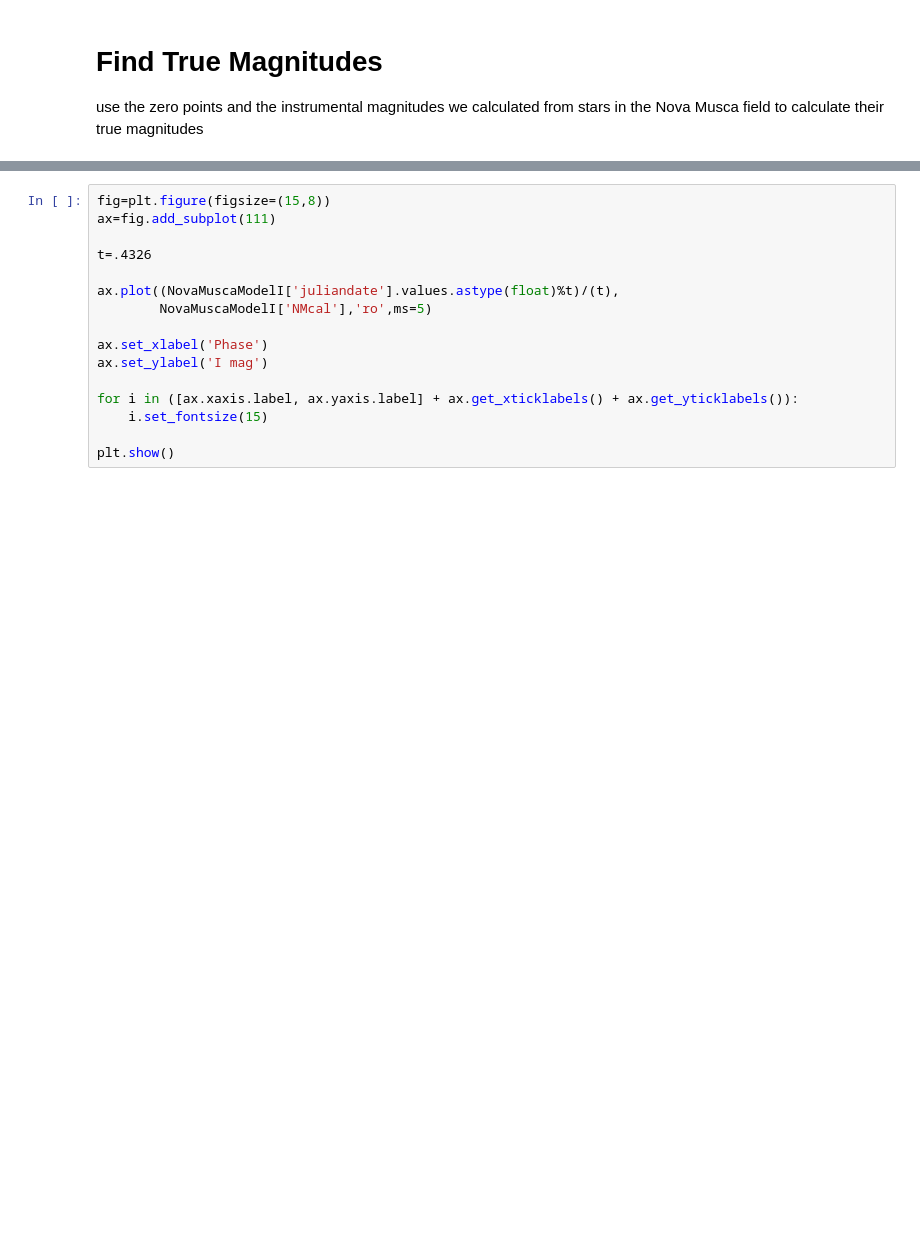
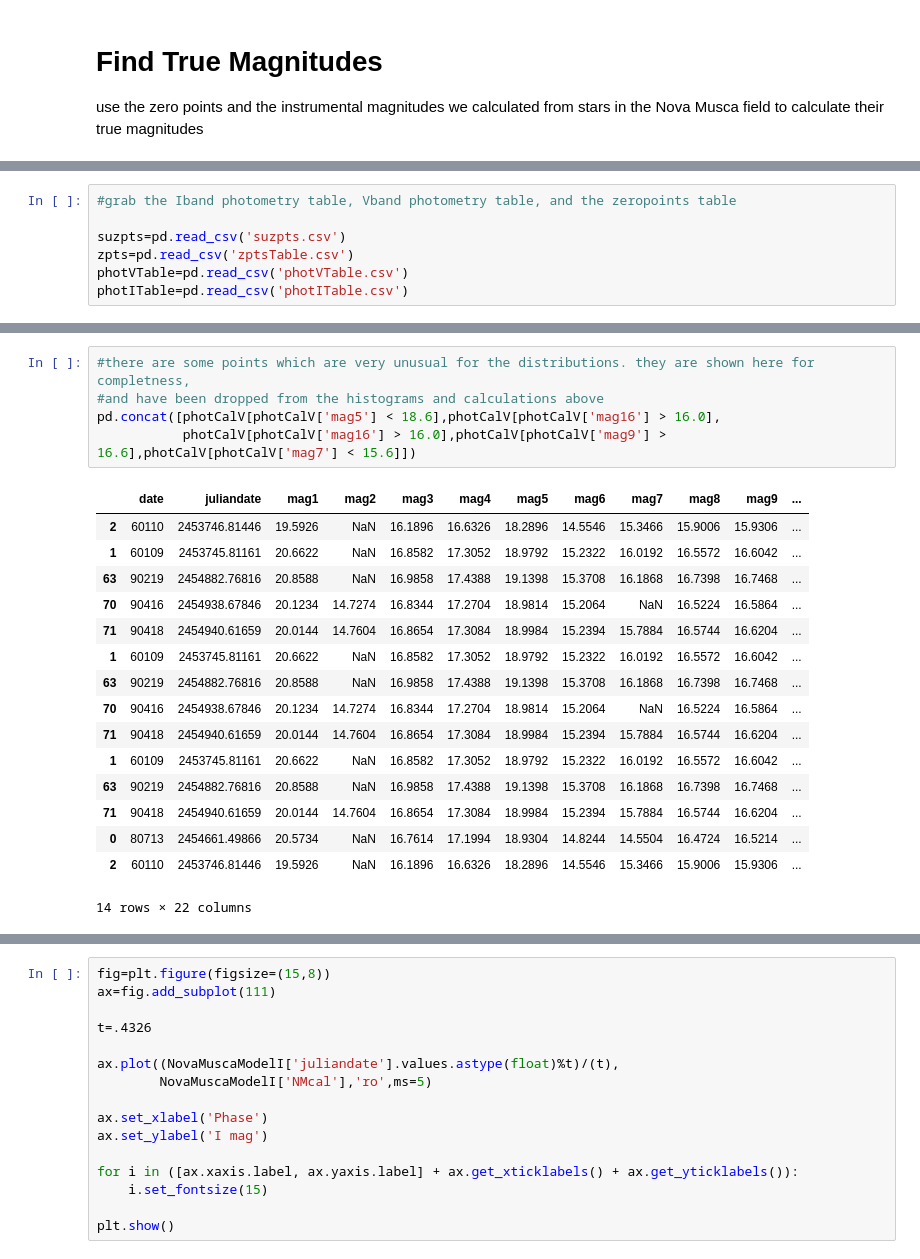
Before and after one commit to ih64/NovaMusca, a Jupyter notebook: NovaMuscaCalibration.v3.ipynb, the cells around one changed output, grey strips where cells are left out. Cells and saved outputs as stored; diff of their text form; blank space fills up the shorter version.

```diff
--- a/NovaMuscaCalibration.v3.ipynb
+++ b/NovaMuscaCalibration.v3.ipynb
@@ -743,0 +389,7 @@ plt.show()
+# %%
+#grab the Iband photometry table, Vband photometry table, and the zeropoints table
+
+suzpts=pd.read_csv('suzpts.csv')
+zpts=pd.read_csv('zptsTable.csv')
+photVTable=pd.read_csv('photVTable.csv')
+photITable=pd.read_csv('photITable.csv')
@@ -743,0 +475,22 @@ plt.show()
+# %%
+#there are some points which are very unusual for the distributions. they are shown here for completness,
+#and have been dropped from the histograms and calculations above
+pd.concat([photCalV[photCalV['mag5'] < 18.6],photCalV[photCalV['mag16'] > 16.0],
+           photCalV[photCalV['mag16'] > 16.0],photCalV[photCalV['mag9'] > 16.6],photCalV[photCalV['mag7'] < 15.6]])
+# %% [output]
+|  | date | juliandate | mag1 | mag2 | mag3 | mag4 | mag5 | mag6 | mag7 | mag8 | mag9 | ... |
+| 2 | 60110 | 2453746.81446 | 19.5926 | NaN | 16.1896 | 16.6326 | 18.2896 | 14.5546 | 15.3466 | 15.9006 | 15.9306 | ... |
+| 1 | 60109 | 2453745.81161 | 20.6622 | NaN | 16.8582 | 17.3052 | 18.9792 | 15.2322 | 16.0192 | 16.5572 | 16.6042 | ... |
+| 63 | 90219 | 2454882.76816 | 20.8588 | NaN | 16.9858 | 17.4388 | 19.1398 | 15.3708 | 16.1868 | 16.7398 | 16.7468 | ... |
+| 70 | 90416 | 2454938.67846 | 20.1234 | 14.7274 | 16.8344 | 17.2704 | 18.9814 | 15.2064 | NaN | 16.5224 | 16.5864 | ... |
+| 71 | 90418 | 2454940.61659 | 20.0144 | 14.7604 | 16.8654 | 17.3084 | 18.9984 | 15.2394 | 15.7884 | 16.5744 | 16.6204 | ... |
+| 1 | 60109 | 2453745.81161 | 20.6622 | NaN | 16.8582 | 17.3052 | 18.9792 | 15.2322 | 16.0192 | 16.5572 | 16.6042 | ... |
+| 63 | 90219 | 2454882.76816 | 20.8588 | NaN | 16.9858 | 17.4388 | 19.1398 | 15.3708 | 16.1868 | 16.7398 | 16.7468 | ... |
+| 70 | 90416 | 2454938.67846 | 20.1234 | 14.7274 | 16.8344 | 17.2704 | 18.9814 | 15.2064 | NaN | 16.5224 | 16.5864 | ... |
+| 71 | 90418 | 2454940.61659 | 20.0144 | 14.7604 | 16.8654 | 17.3084 | 18.9984 | 15.2394 | 15.7884 | 16.5744 | 16.6204 | ... |
+| 1 | 60109 | 2453745.81161 | 20.6622 | NaN | 16.8582 | 17.3052 | 18.9792 | 15.2322 | 16.0192 | 16.5572 | 16.6042 | ... |
+| 63 | 90219 | 2454882.76816 | 20.8588 | NaN | 16.9858 | 17.4388 | 19.1398 | 15.3708 | 16.1868 | 16.7398 | 16.7468 | ... |
+| 71 | 90418 | 2454940.61659 | 20.0144 | 14.7604 | 16.8654 | 17.3084 | 18.9984 | 15.2394 | 15.7884 | 16.5744 | 16.6204 | ... |
+| 0 | 80713 | 2454661.49866 | 20.5734 | NaN | 16.7614 | 17.1994 | 18.9304 | 14.8244 | 14.5504 | 16.4724 | 16.5214 | ... |
+| 2 | 60110 | 2453746.81446 | 19.5926 | NaN | 16.1896 | 16.6326 | 18.2896 | 14.5546 | 15.3466 | 15.9006 | 15.9306 | ... |
+14 rows × 22 columns
```
Also changed, not shown: parts of 51 cells of this notebook, 7 other files.
